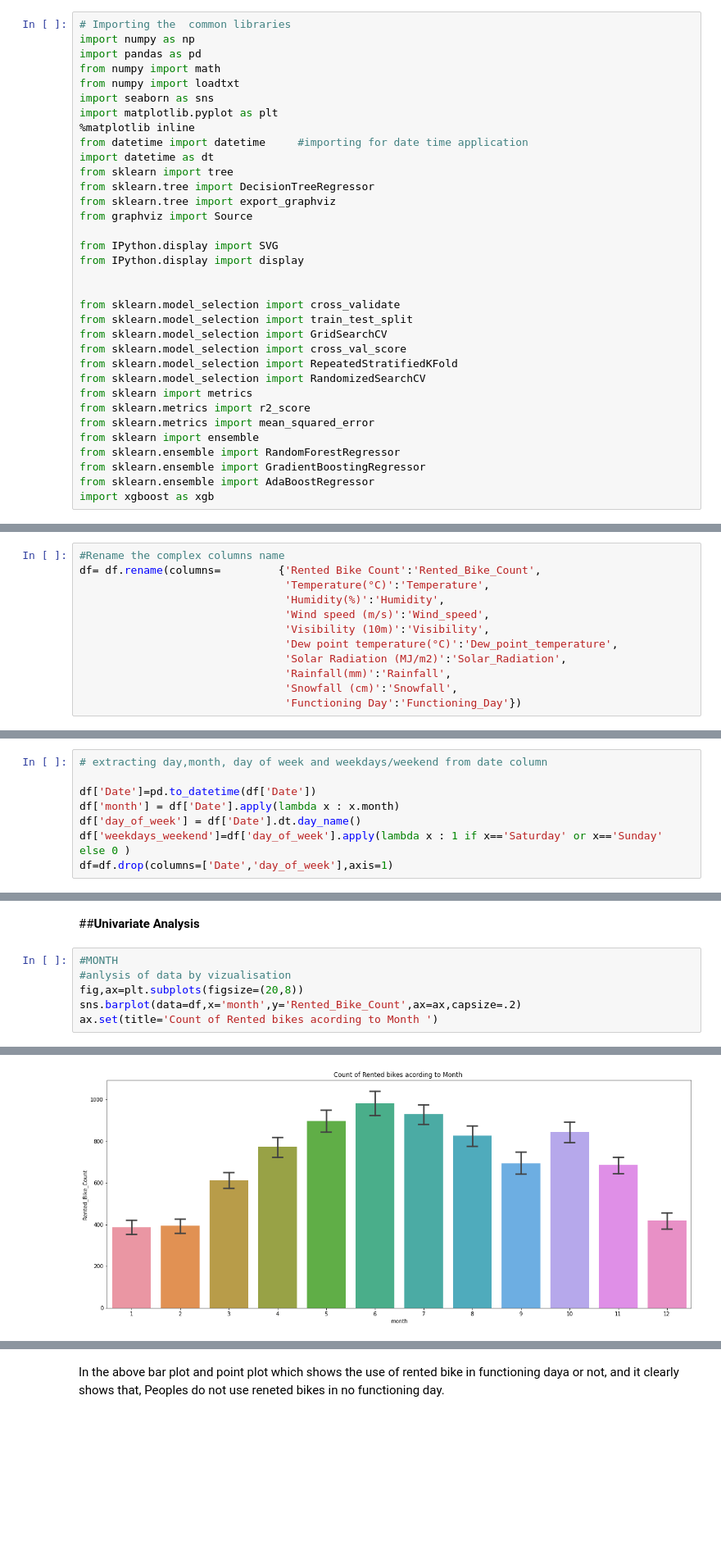
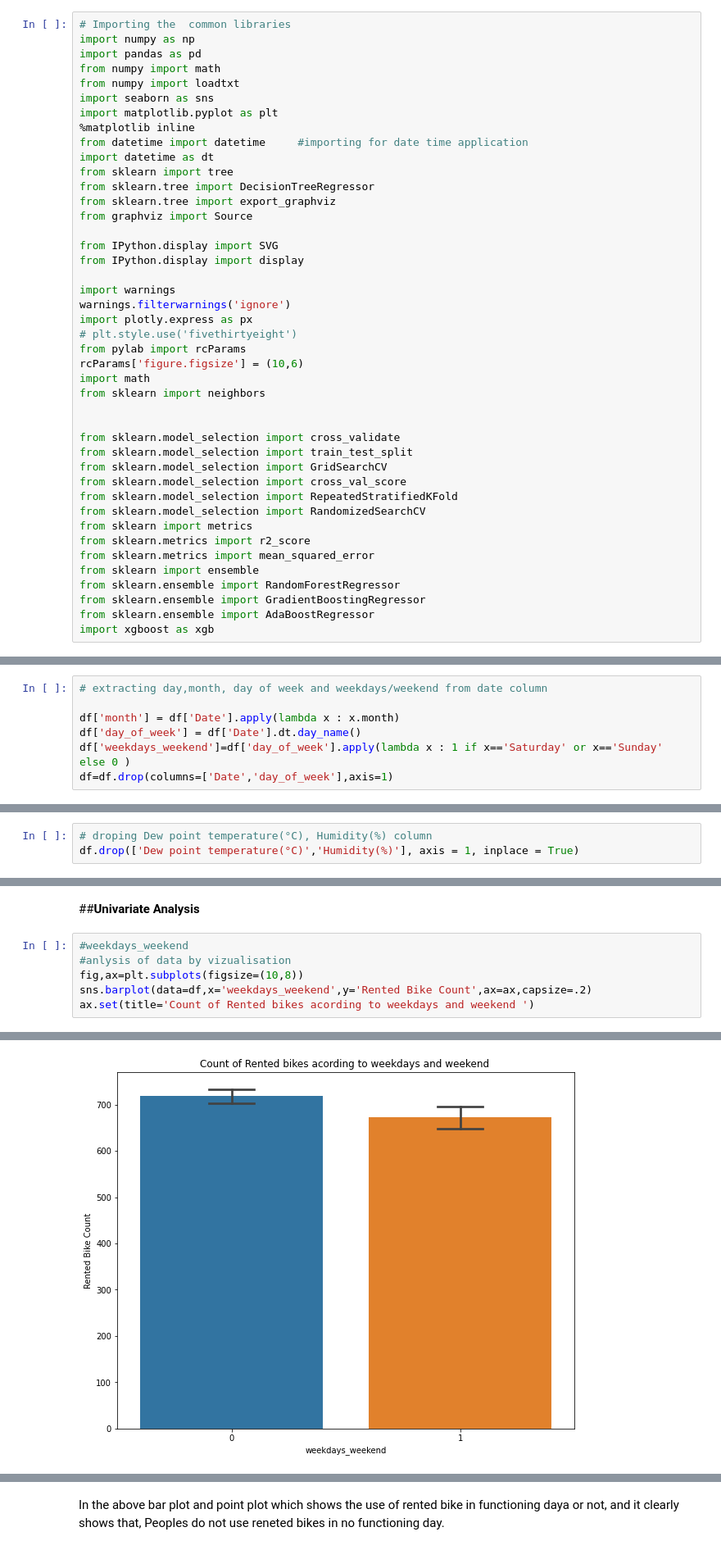
Before and after one commit to SomyaH99/Bike-Sharing-Demand-Prediction-, a Jupyter notebook: bike_sharing_demand_prediction.ipynb, the cells around one changed output, grey strips where cells are left out. Shown at 82% size. Saved outputs shown, nothing was run; the diff lists cells and outputs as text; blank space fills up the shorter version.

```diff
--- a/bike_sharing_demand_prediction.ipynb
+++ b/bike_sharing_demand_prediction.ipynb
@@ -47,6 +47,15 @@ from graphviz import Source
 from IPython.display import SVG
 from IPython.display import display
 
+import warnings
+warnings.filterwarnings('ignore')
+import plotly.express as px
+# plt.style.use('fivethirtyeight')
+from pylab import rcParams
+rcParams['figure.figsize'] = (10,6)
+import math
+from sklearn import neighbors
+
 
 from sklearn.model_selection import cross_validate
 from sklearn.model_selection import train_test_split
@@ -167,12 +173,0 @@ Some of the columns name in the dataset are too large and clumsy so we change th
-# %%
-#Rename the complex columns name
-df= df.rename(columns=         {'Rented Bike Count':'Rented_Bike_Count',
-                                'Temperature(°C)':'Temperature',
-                                'Humidity(%)':'Humidity',
-                                'Wind speed (m/s)':'Wind_speed',
-                                'Visibility (10m)':'Visibility',
-                                'Dew point temperature(°C)':'Dew_point_temperature',
-                                'Solar Radiation (MJ/m2)':'Solar_Radiation',
-                                'Rainfall(mm)':'Rainfall',
-                                'Snowfall (cm)':'Snowfall',
-                                'Functioning Day':'Functioning_Day'})
@@ -185,7 +202,6 @@ df['Date']= pd.to_datetime(df['Date'])
 # %%
 # extracting day,month, day of week and weekdays/weekend from date column
 
-df['Date']=pd.to_datetime(df['Date'])
 df['month'] = df['Date'].apply(lambda x : x.month)
 df['day_of_week'] = df['Date'].dt.day_name()
 df['weekdays_weekend']=df['day_of_week'].apply(lambda x : 1 if x=='Saturday' or x=='Sunday' else 0 )
@@ -251,3 +309,6 @@ sns.heatmap(df.corr(),cmap='PiYG',annot=True)
+# %%
+# droping Dew point temperature(°C), Humidity(%) column
+df.drop(['Dew point temperature(°C)','Humidity(%)'], axis = 1, inplace = True)
 # %%
 # Multicollinearity
 
@@ -343,9 +426,9 @@ df.corr()
 # %% [markdown]
 ##**Univariate Analysis**
 # %%
-#MONTH
+#weekdays_weekend
 #anlysis of data by vizualisation
-fig,ax=plt.subplots(figsize=(20,8))
-sns.barplot(data=df,x='month',y='Rented_Bike_Count',ax=ax,capsize=.2)
-ax.set(title='Count of Rented bikes acording to Month ')
+fig,ax=plt.subplots(figsize=(10,8))
+sns.barplot(data=df,x='weekdays_weekend',y='Rented Bike Count',ax=ax,capsize=.2)
+ax.set(title='Count of Rented bikes acording to weekdays and weekend ')
 # %% [output]
@@ -353 +436 @@ ax.set(title='Count of Rented bikes acording to Month ')
-[figure, old version]
+[figure, new version]
```
Also changed, not shown: parts of 107 cells of this notebook.
